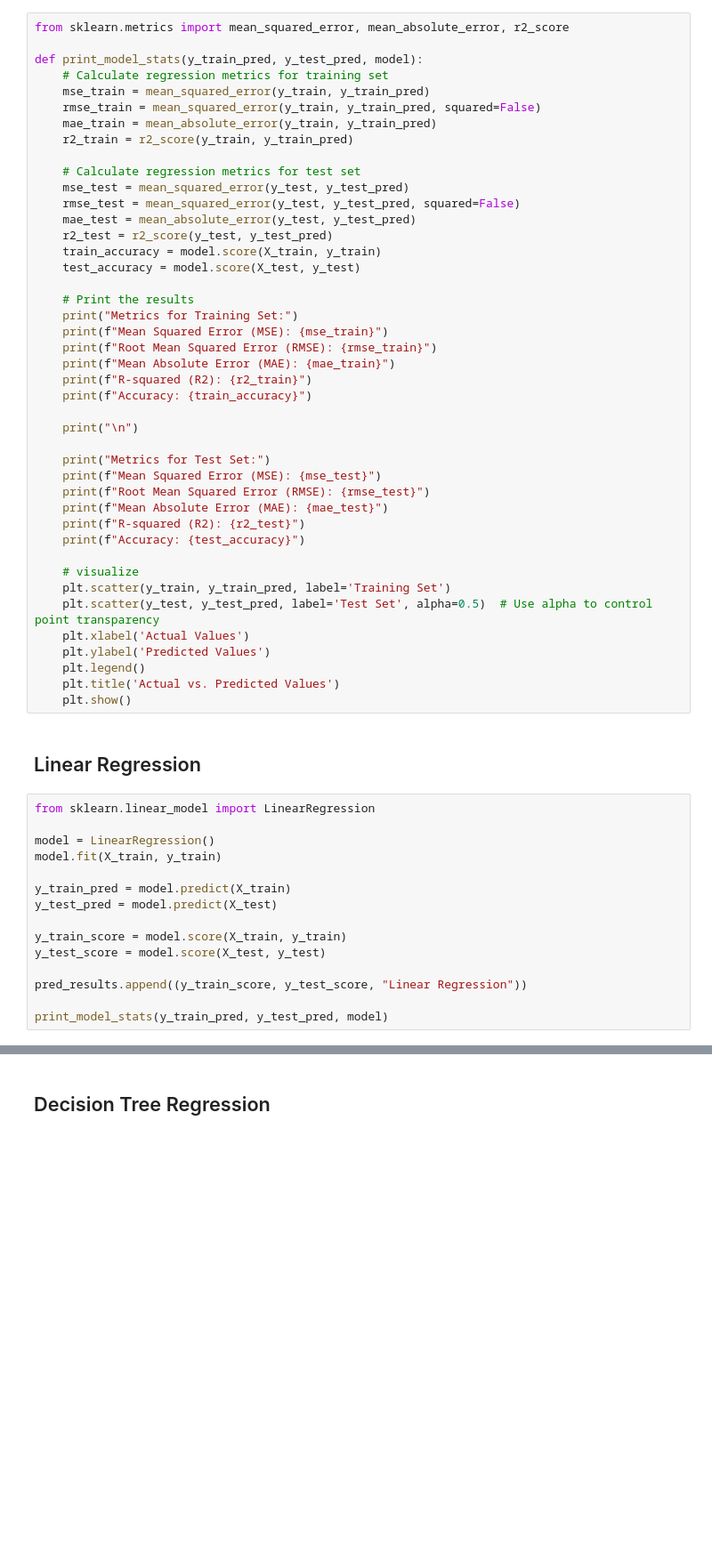
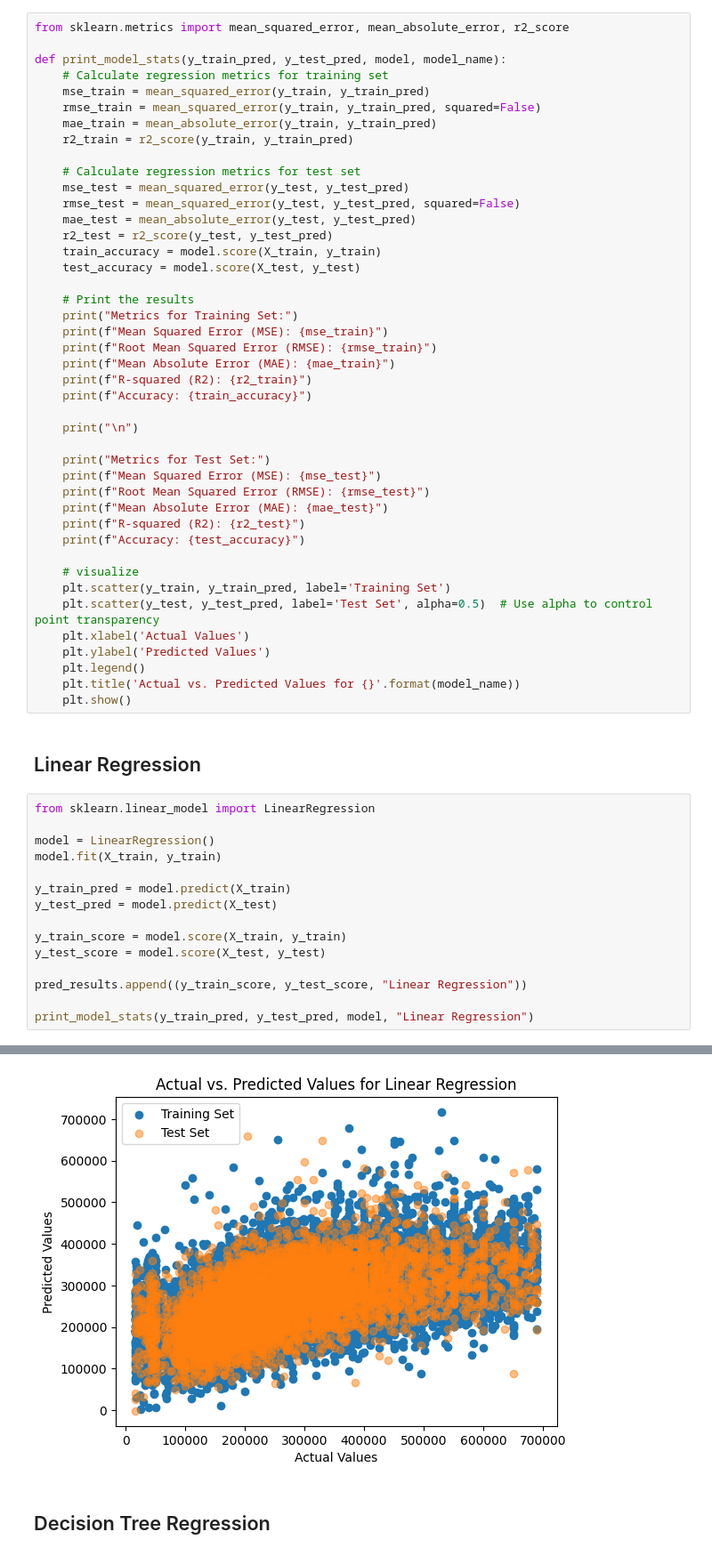
Before and after one commit to adnanjpg/data-mining-project, a Jupyter notebook: polars.ipynb, the cells around one changed output, grey strips where cells are left out. Shown at 89% size. Drawn from its saved outputs; the diff is of its cells as text; blank space fills up the shorter version.

Commit message:
add titles to graphs

```diff
--- a/polars.ipynb
+++ b/polars.ipynb
@@ -378,7 +504,7 @@ pred_results = []
 # %%
 from sklearn.metrics import mean_squared_error, mean_absolute_error, r2_score
 
-def print_model_stats(y_train_pred, y_test_pred, model):
+def print_model_stats(y_train_pred, y_test_pred, model, model_name):
     # Calculate regression metrics for training set
     mse_train = mean_squared_error(y_train, y_train_pred)
     rmse_train = mean_squared_error(y_train, y_train_pred, squared=False)
@@ -416,7 +542,7 @@ def print_model_stats(y_train_pred, y_test_pred, model):
     plt.xlabel('Actual Values')
     plt.ylabel('Predicted Values')
     plt.legend()
-    plt.title('Actual vs. Predicted Values')
+    plt.title('Actual vs. Predicted Values for {}'.format(model_name))
     plt.show()
 # %% [markdown]
 ## Linear Regression
@@ -434,4 +560,5 @@ y_test_score = model.score(X_test, y_test)
 
 pred_results.append((y_train_score, y_test_score, "Linear Regression"))
 
-print_model_stats(y_train_pred, y_test_pred, model)
+print_model_stats(y_train_pred, y_test_pred, model, "Linear Regression")
+# %% [output]
@@ -438,3 +579,4 @@ print_model_stats(y_train_pred, y_test_pred, model)
+[figure, added]
 # %% [markdown]
 ## Decision Tree Regression
 # %%
```
Also changed, not shown: parts of 20 cells of this notebook.
